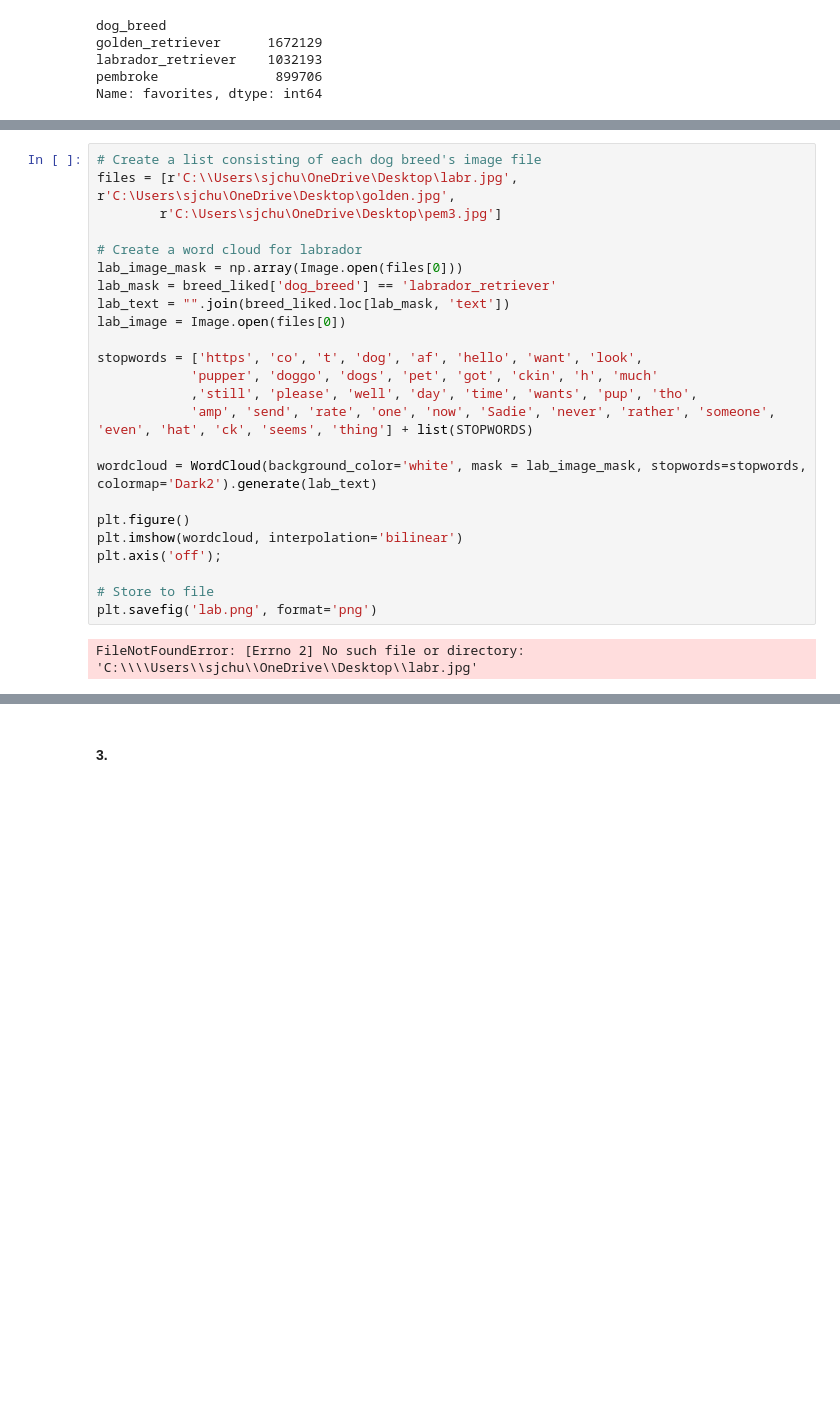
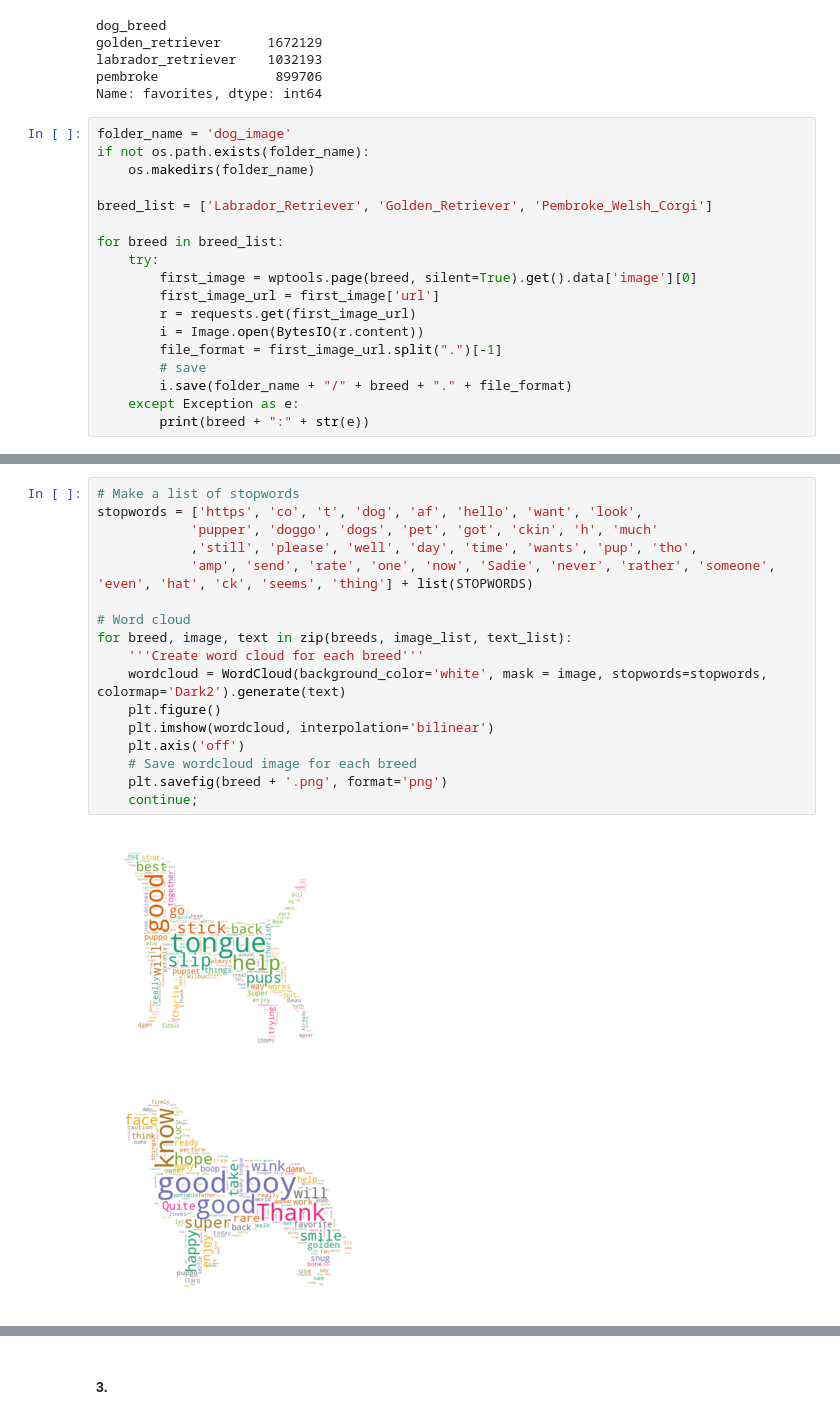
Before and after one commit to SEJUNGJENN-C/WeRateDogs_Twitter_Analysis, a Jupyter notebook: weratedogs-twitter.ipynb, the cells around one changed output, grey strips where cells are left out. Cells and saved outputs as stored; diff of their text form; blank space fills up the shorter version.

Commit message:
Generate and save word clouds for each dog breed

```diff
--- a/weratedogs-twitter.ipynb
+++ b/weratedogs-twitter.ipynb
@@ -598,3 +596,21 @@ golden_retriever      1672129
 labrador_retriever    1032193
 pembroke               899706
 Name: favorites, dtype: int64
+# %%
+folder_name = 'dog_image'
+if not os.path.exists(folder_name):
+    os.makedirs(folder_name)
+
+breed_list = ['Labrador_Retriever', 'Golden_Retriever', 'Pembroke_Welsh_Corgi']
+
+for breed in breed_list:
+    try:
+        first_image = wptools.page(breed, silent=True).get().data['image'][0]
+        first_image_url = first_image['url']
+        r = requests.get(first_image_url)
+        i = Image.open(BytesIO(r.content))
+        file_format = first_image_url.split(".")[-1]
+        # save
+        i.save(folder_name + "/" + breed + "." + file_format)
+    except Exception as e:
+        print(breed + ":" + str(e))
@@ -601,26 +646,20 @@ Name: favorites, dtype: int64
 # %%
-# Create a list consisting of each dog breed's image file
-files = [r'C:\\Users\sjchu\OneDrive\Desktop\labr.jpg', r'C:\Users\sjchu\OneDrive\Desktop\golden.jpg',
-        r'C:\Users\sjchu\OneDrive\Desktop\pem3.jpg']
-
-# Create a word cloud for labrador
-lab_image_mask = np.array(Image.open(files[0]))
-lab_mask = breed_liked['dog_breed'] == 'labrador_retriever'
-lab_text = "".join(breed_liked.loc[lab_mask, 'text'])
-lab_image = Image.open(files[0])
-
+# Make a list of stopwords
 stopwords = ['https', 'co', 't', 'dog', 'af', 'hello', 'want', 'look',
             'pupper', 'doggo', 'dogs', 'pet', 'got', 'ckin', 'h', 'much'
             ,'still', 'please', 'well', 'day', 'time', 'wants', 'pup', 'tho',
             'amp', 'send', 'rate', 'one', 'now', 'Sadie', 'never', 'rather', 'someone', 'even', 'hat', 'ck', 'seems', 'thing'] + list(STOPWORDS)
 
-wordcloud = WordCloud(background_color='white', mask = lab_image_mask, stopwords=stopwords, colormap='Dark2').generate(lab_text)
-
-plt.figure()
-plt.imshow(wordcloud, interpolation='bilinear')
-plt.axis('off');
-
-# Store to file
-plt.savefig('lab.png', format='png')
+# Word cloud
+for breed, image, text in zip(breeds, image_list, text_list):
+    '''Create word cloud for each breed'''
+    wordcloud = WordCloud(background_color='white', mask = image, stopwords=stopwords, colormap='Dark2').generate(text)
+    plt.figure()
+    plt.imshow(wordcloud, interpolation='bilinear')
+    plt.axis('off')
+    # Save wordcloud image for each breed
+    plt.savefig(breed + '.png', format='png')
+    continue;
 # %% [output]
-FileNotFoundError: [Errno 2] No such file or directory: 'C:\\\\Users\\sjchu\\OneDrive\\Desktop\\labr.jpg'
+[figure, added]
+[figure, added]
```
Also changed, not shown: parts of 16 cells of this notebook.
